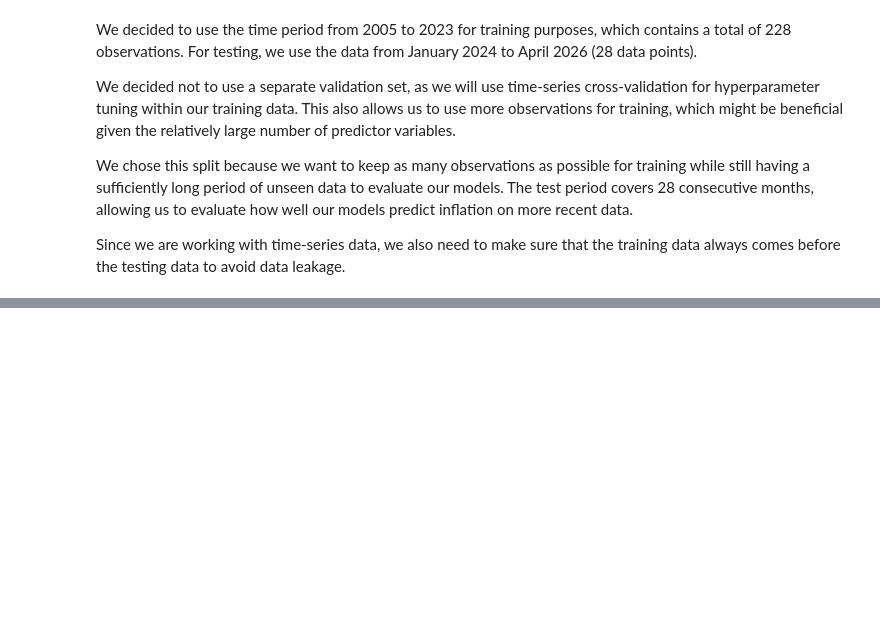
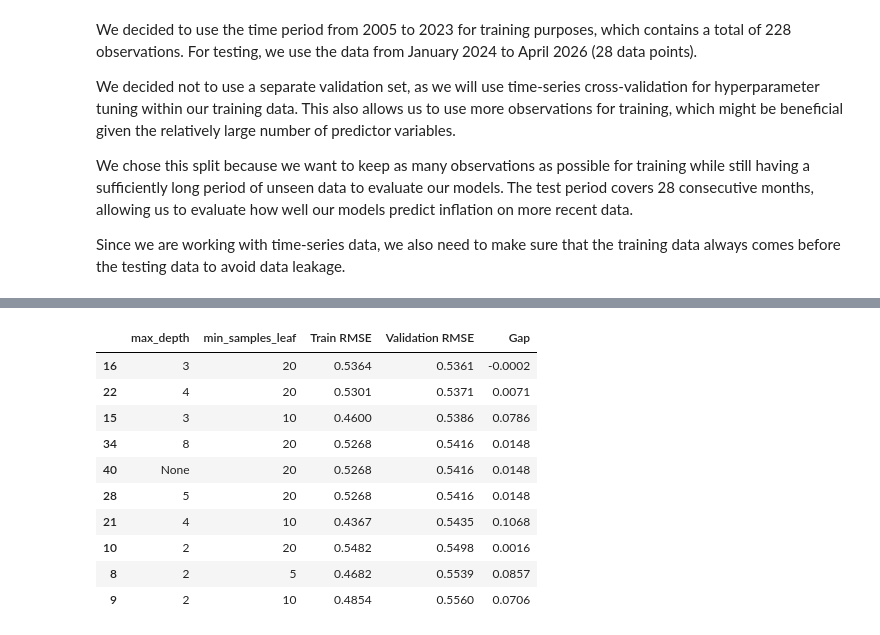
Before and after one commit to LaraEmilie/HKUST-Machine-Learning-Regression-China, a Jupyter notebook: China Inflation.ipynb, the cells around one changed output, grey strips where cells are left out. Cells and saved outputs as stored; diff of their text form; code cells hidden in the pictures; blank space fills up the shorter version.

```diff
--- a/China Inflation.ipynb
+++ b/China Inflation.ipynb
@@ -564,0 +670,7 @@ Since we are working with time-series data, we also need to make sure that the t
+# %%
+# Explore both simpler and more complex trees
+dt_diagnostic_grid = {"tree__max_depth": [1, 2, 3, 4, 5, 8, None],"tree__min_samples_leaf": [1, 2, 5, 10, 20, 30]}
+
+dt_diagnostic_search = GridSearchCV(estimator=dt_pipeline,param_grid=dt_diagnostic_grid,scoring="neg_root_mean_squared_error",cv=dt_cv,return_train_score=True,n_jobs=-1,refit=False)
+
+dt_diagnostic_search.fit(X_train, y_train)
@@ -564,0 +688,20 @@ Since we are working with time-series data, we also need to make sure that the t
+# %%
+cv_results = pd.DataFrame(dt_diagnostic_search.cv_results_)
+
+dt_diagnostics = pd.DataFrame({"max_depth": cv_results["param_tree__max_depth"],"min_samples_leaf": cv_results["param_tree__min_samples_leaf"],"Train RMSE": -cv_results["mean_train_score"],"Validation RMSE": -cv_results["mean_test_score"]})
+
+dt_diagnostics["Gap"] = (dt_diagnostics["Validation RMSE"]- dt_diagnostics["Train RMSE"])
+
+display(dt_diagnostics.sort_values("Validation RMSE").head(10).round(4))
+# %% [output]
+|  | max_depth | min_samples_leaf | Train RMSE | Validation RMSE | Gap |
+| 16 | 3 | 20 | 0.5364 | 0.5361 | -0.0002 |
+| 22 | 4 | 20 | 0.5301 | 0.5371 | 0.0071 |
+| 15 | 3 | 10 | 0.4600 | 0.5386 | 0.0786 |
+| 34 | 8 | 20 | 0.5268 | 0.5416 | 0.0148 |
+| 40 | None | 20 | 0.5268 | 0.5416 | 0.0148 |
+| 28 | 5 | 20 | 0.5268 | 0.5416 | 0.0148 |
+| 21 | 4 | 10 | 0.4367 | 0.5435 | 0.1068 |
+| 10 | 2 | 20 | 0.5482 | 0.5498 | 0.0016 |
+| 8 | 2 | 5 | 0.4682 | 0.5539 | 0.0857 |
+| 9 | 2 | 10 | 0.4854 | 0.5560 | 0.0706 |
```
Also changed, not shown: parts of 9 cells of this notebook.
